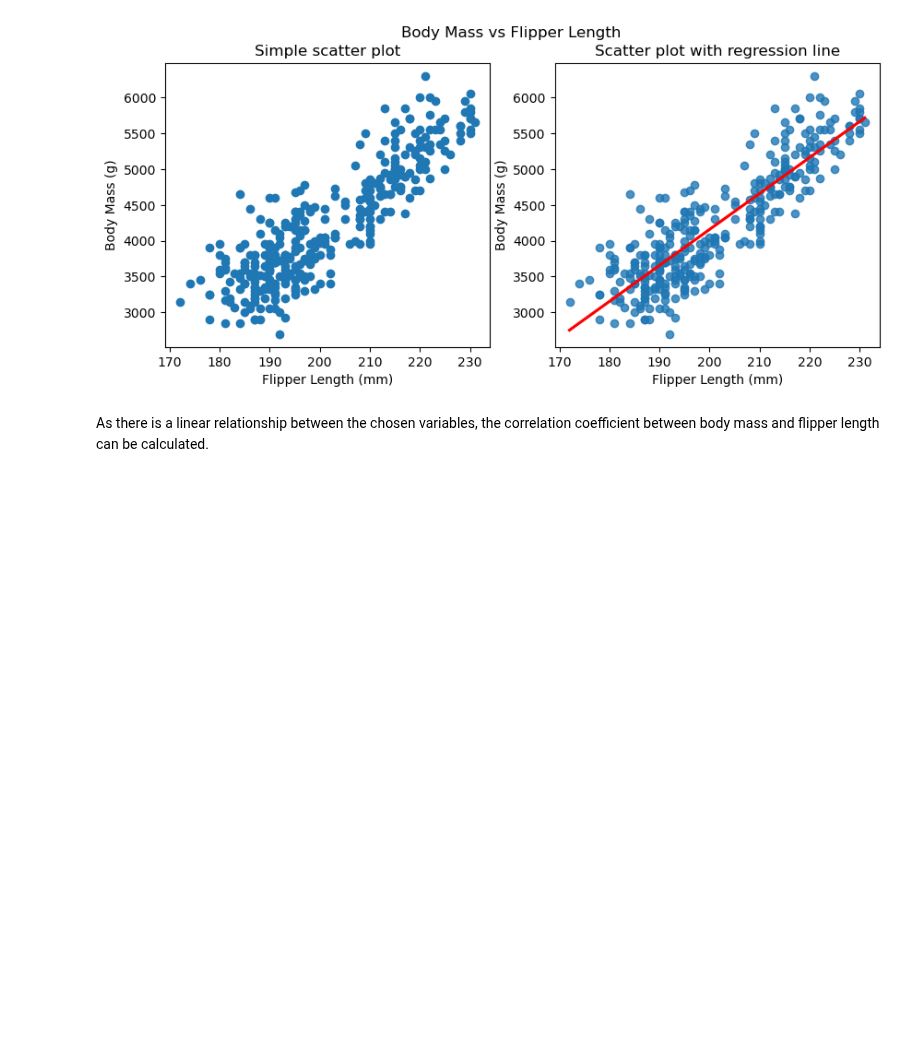
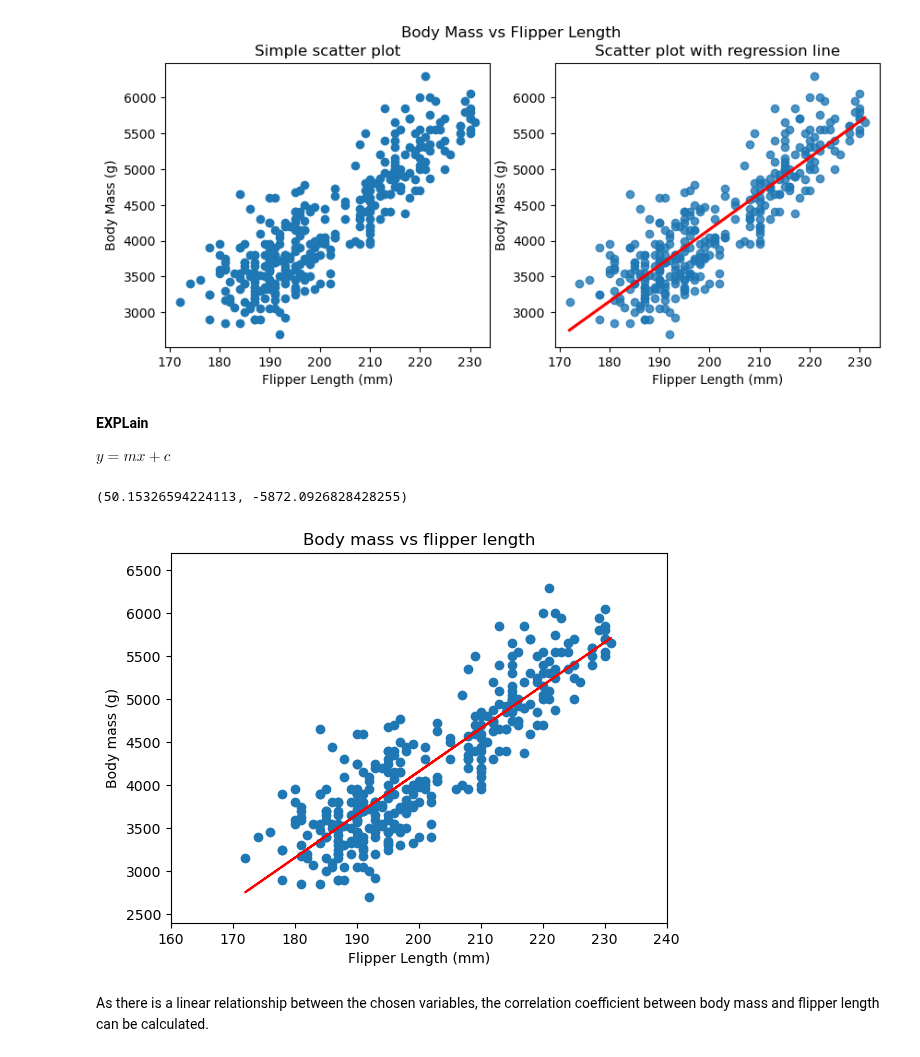
Before and after one commit to IreneKilgannon/DataAnalytics, a Jupyter notebook: penguins.ipynb, the cells around one changed output. Drawn from its saved outputs; the diff is of its cells as text; code cells hidden in the pictures; blank space fills up the shorter version.

Commit message:
using numpy to calculate the line of best fit and correlation coefficient

```diff
--- a/penguins.ipynb
+++ b/penguins.ipynb
@@ -621,6 +627,48 @@ plt.ylabel('Body Mass (g)')
 plt.show()
 # %% [output]
 [figure]
+# %%
+# Plotting the data with a line of best fit using numpy.
+
+# First convert the values in the flipper length and the body mass columns into a numpy array.
+flipper_array = df['flipper_length_mm'].to_numpy()
+
+mass_array = df['body_mass_g'].to_numpy()
+# %% [markdown]
+__EXPLain__
+
+$ y = mx + c $
+# %%
+# Use numpy polyfit to fit a straight line between x and y.
+m, c = np.polyfit(flipper_array, mass_array, 1)
+m, c
+# %% [output]
+(50.15326594224113, -5872.0926828428255)
+# %%
+fig, ax = plt.subplots()
+
+# A scatter plot of body mass vs flipper length using the numpy array generated in cell 68.
+ax.scatter(flipper_array, mass_array)
+
+# Plotting the trend line. Using the y axis values are generated from the equation of the line, with m and c equal to the values in cell 69.
+ax.plot(flipper_array, m * flipper_array + c, 'r-')
+
+# Axis labels.
+plt.xlabel('Flipper Length (mm)')
+plt.ylabel('Body mass (g)')
+
+# Title.
+plt.title('Body mass vs flipper length')
+
+# X limits
+ax.set_xlim(160, 240)
+
+#Y limits
+ax.set_ylim(2400, 6700)
+
+plt.show()
+# %% [output]
+[figure, added]
 # %% [markdown]
 As there is a linear relationship between the chosen variables, the correlation coefficient between body mass and flipper length can be calculated.
 # %%
```
Also changed, not shown: parts of 7 cells of this notebook.
